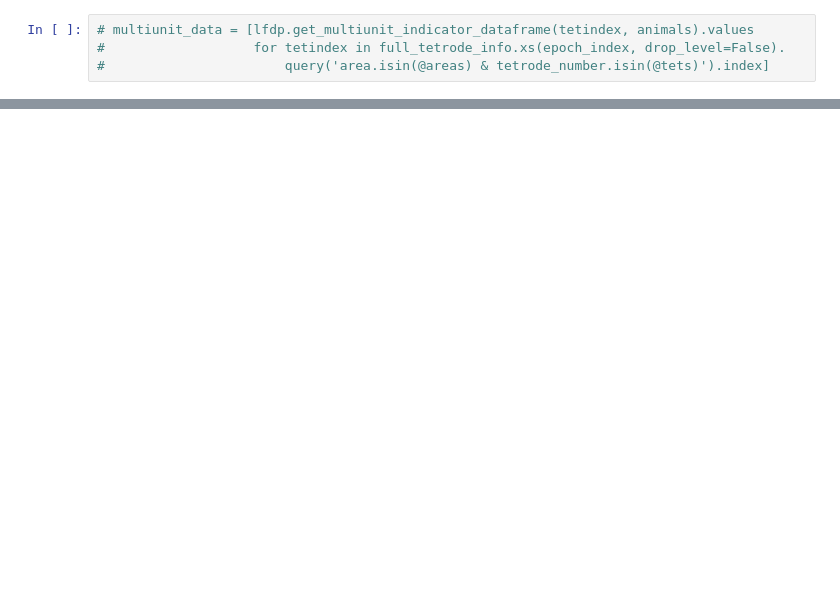
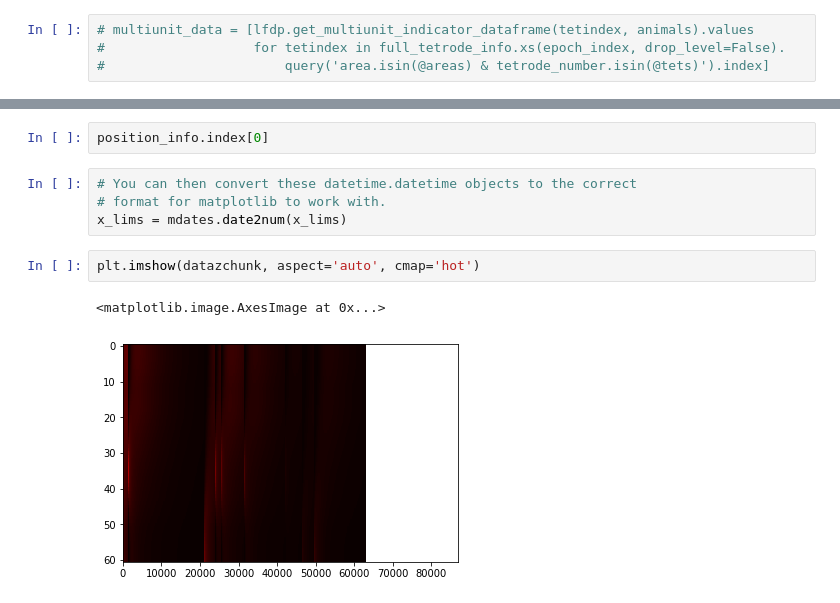
Before and after one commit to edeno/Roumis_2018, a Jupyter notebook: notebooks/20171121_decoding.ipynb, the cells around one changed output, grey strips where cells are left out. Saved outputs shown, nothing was run; the diff lists cells and outputs as text; blank space fills up the shorter version.

```diff
--- a/notebooks/20171121_decoding.ipynb
+++ b/notebooks/20171121_decoding.ipynb
@@ -211,0 +684,11 @@ a = lfdp.get_computed_ripples_dataframe(tetindex, animals)
+# %%
+position_info.index[0]
+# %%
+# You can then convert these datetime.datetime objects to the correct
+# format for matplotlib to work with.
+x_lims = mdates.date2num(x_lims)
+# %%
+plt.imshow(datazchunk, aspect='auto', cmap='hot')
+# %% [output]
+<matplotlib.image.AxesImage at 0x...>
+[figure, added]
```
Also changed, not shown: parts of 134 cells of this notebook.
